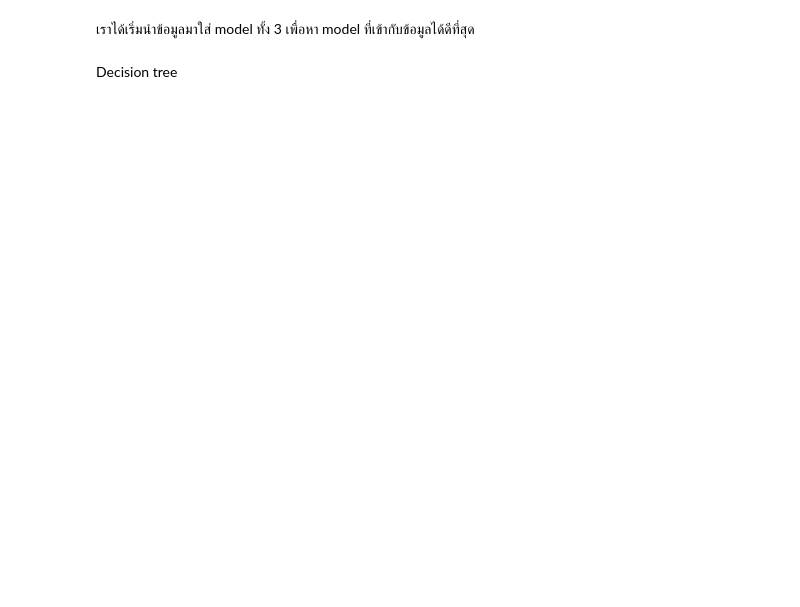
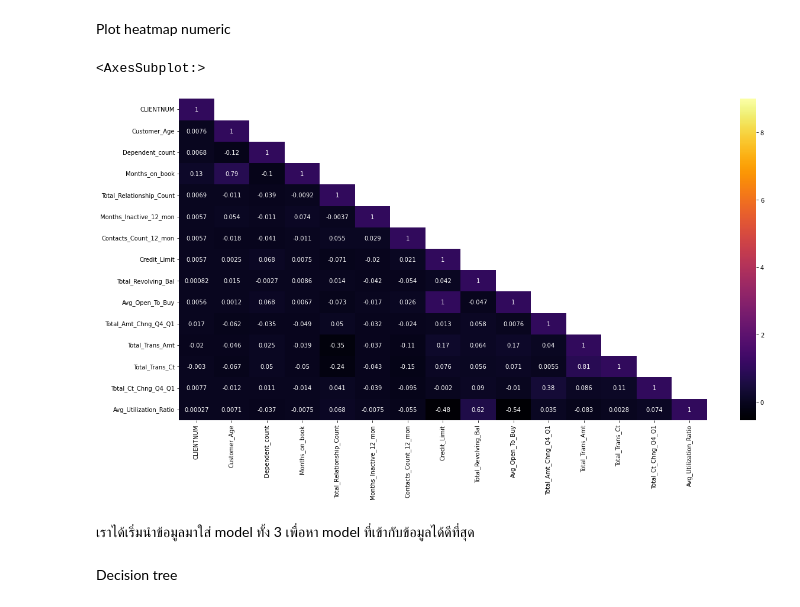
Before and after one commit to Kla10011/FRA503-MACHINE-LEARNING, a Jupyter notebook: HW_2_6351_card/HW_2_6351.ipynb, the cells around one changed output. Drawn from its saved outputs; the diff is of its cells as text; code cells hidden in the pictures; blank space fills up the shorter version.

```diff
--- a/HW_2_6351_card/HW_2_6351.ipynb
+++ b/HW_2_6351_card/HW_2_6351.ipynb
@@ -31,3 +82,16 @@ Name: Attrition_Flag, dtype: int64
+# %% [markdown]
+Plot heatmap numeric
+# %%
+corr = df.corr()
+mask = np.array(corr)
+# print(corr)
+mask[np.tril_indices_from(mask)] = False
+fig,ax = plt.subplots()
+fig.set_size_inches(20,10)
+sns.heatmap(corr,mask= mask,vmax =9,annot= True,cmap= 'inferno')
+# %% [output]
+<AxesSubplot:>
+[figure, added]
 # %% [markdown]
 เราได้เริ่มนำข้อมูลมาใส่ model ทั้ง 3 เพื่อหา model ที่เข้ากับข้อมูลได้ดีที่สุด
 # %% [markdown]
```
Also changed, not shown: parts of 9 cells of this notebook, 2 other files.
